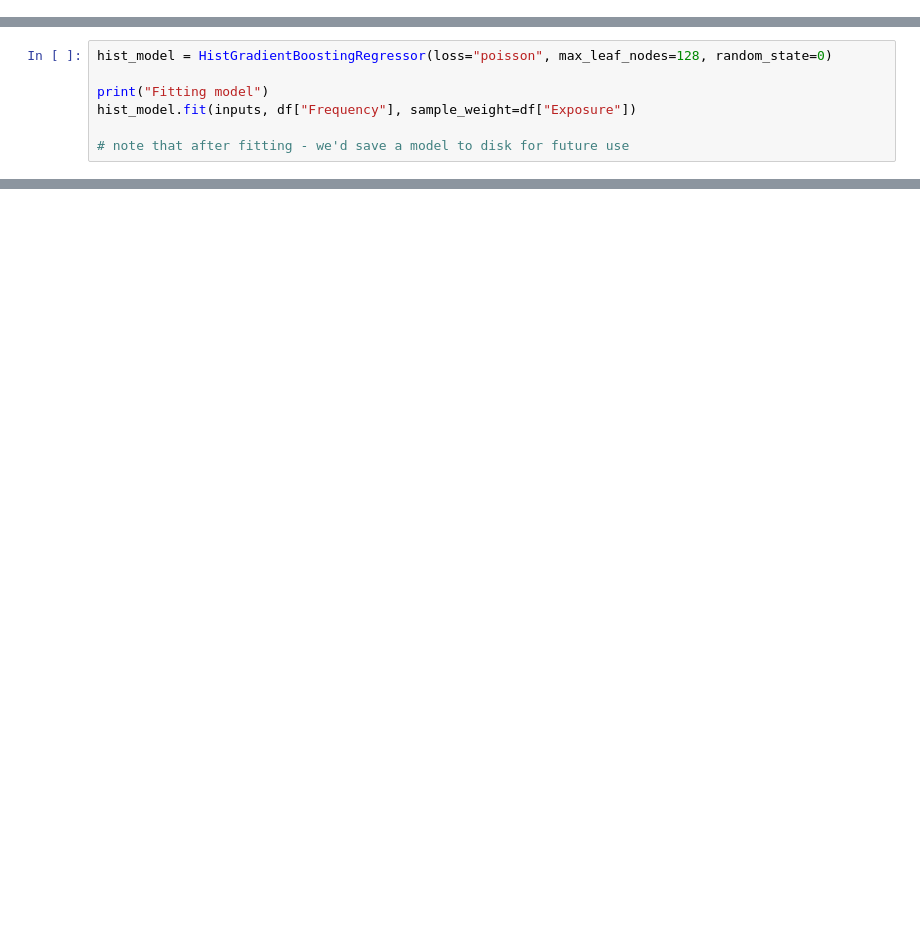
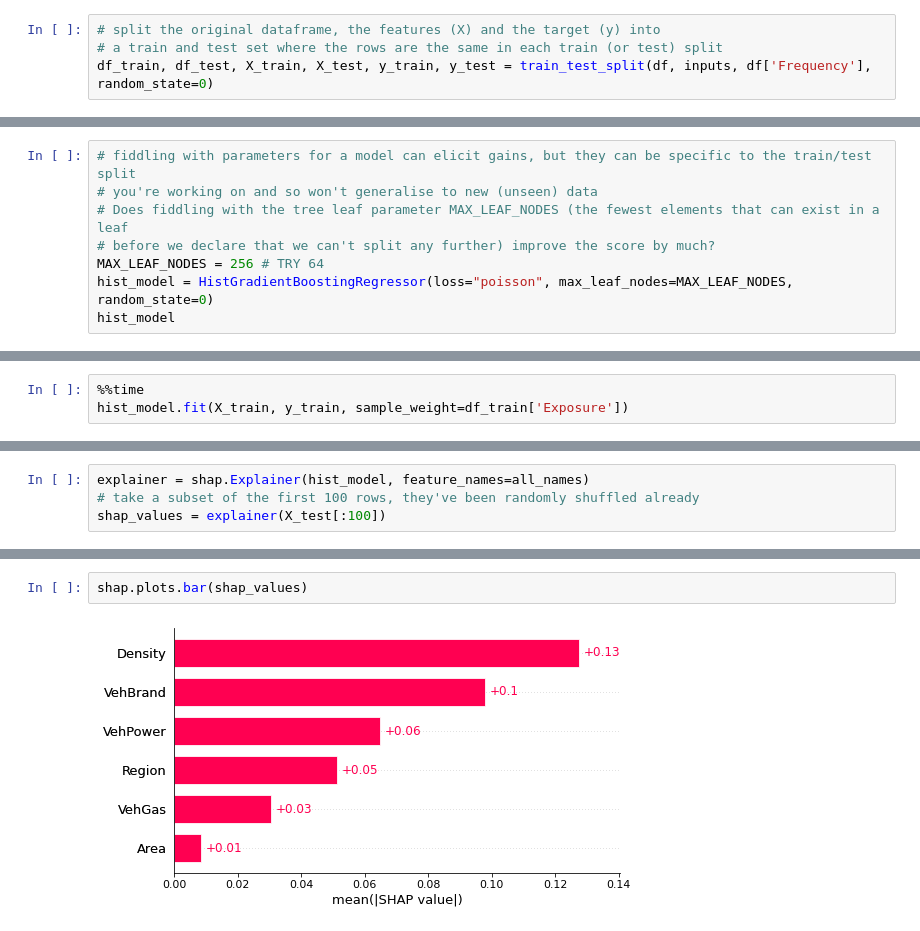
Before and after one commit to ianozsvald/tutorials-scikit-learn, a Jupyter notebook: 2. French 3rd party auto frequency model demo.ipynb, the cells around one changed output, grey strips where cells are left out. Saved outputs shown, nothing was run; the diff lists cells and outputs as text; blank space fills up the shorter version.

```diff
--- a/2. French 3rd party auto frequency model demo.ipynb
+++ b/2. French 3rd party auto frequency model demo.ipynb
@@ -50,0 +187,4 @@ inputs = tree_preprocessor.fit_transform(df)
+# %%
+# split the original dataframe, the features (X) and the target (y) into
+# a train and test set where the rows are the same in each train (or test) split
+df_train, df_test, X_train, X_test, y_train, y_test = train_test_split(df, inputs, df['Frequency'], random_state=0)
@@ -51,8 +199,9 @@ inputs = tree_preprocessor.fit_transform(df)
 # %%
-hist_model = HistGradientBoostingRegressor(loss="poisson", max_leaf_nodes=128, random_state=0)
-
-print("Fitting model")
-hist_model.fit(inputs, df["Frequency"], sample_weight=df["Exposure"])
-
-# note that after fitting - we'd save a model to disk for future use
+# fiddling with parameters for a model can elicit gains, but they can be specific to the train/test split
+# you're working on and so won't generalise to new (unseen) data
+# Does fiddling with the tree leaf parameter MAX_LEAF_NODES (the fewest elements that can exist in a leaf
+# before we declare that we can't split any further) improve the score by much?
+MAX_LEAF_NODES = 256 # TRY 64
+hist_model = HistGradientBoostingRegressor(loss="poisson", max_leaf_nodes=MAX_LEAF_NODES, random_state=0)
+hist_model
 # %% [output]
@@ -65,0 +210,3 @@ import numpy
+# %%
+%%time
+hist_model.fit(X_train, y_train, sample_weight=df_train['Exposure'])
@@ -65,0 +275,4 @@ import numpy
+# %%
+explainer = shap.Explainer(hist_model, feature_names=all_names)
+# take a subset of the first 100 rows, they've been randomly shuffled already
+shap_values = explainer(X_test[:100])
@@ -65,0 +289,4 @@ import numpy
+# %%
+shap.plots.bar(shap_values)
+# %% [output]
+[figure, added]
```
Also changed, not shown: parts of 39 cells of this notebook.
